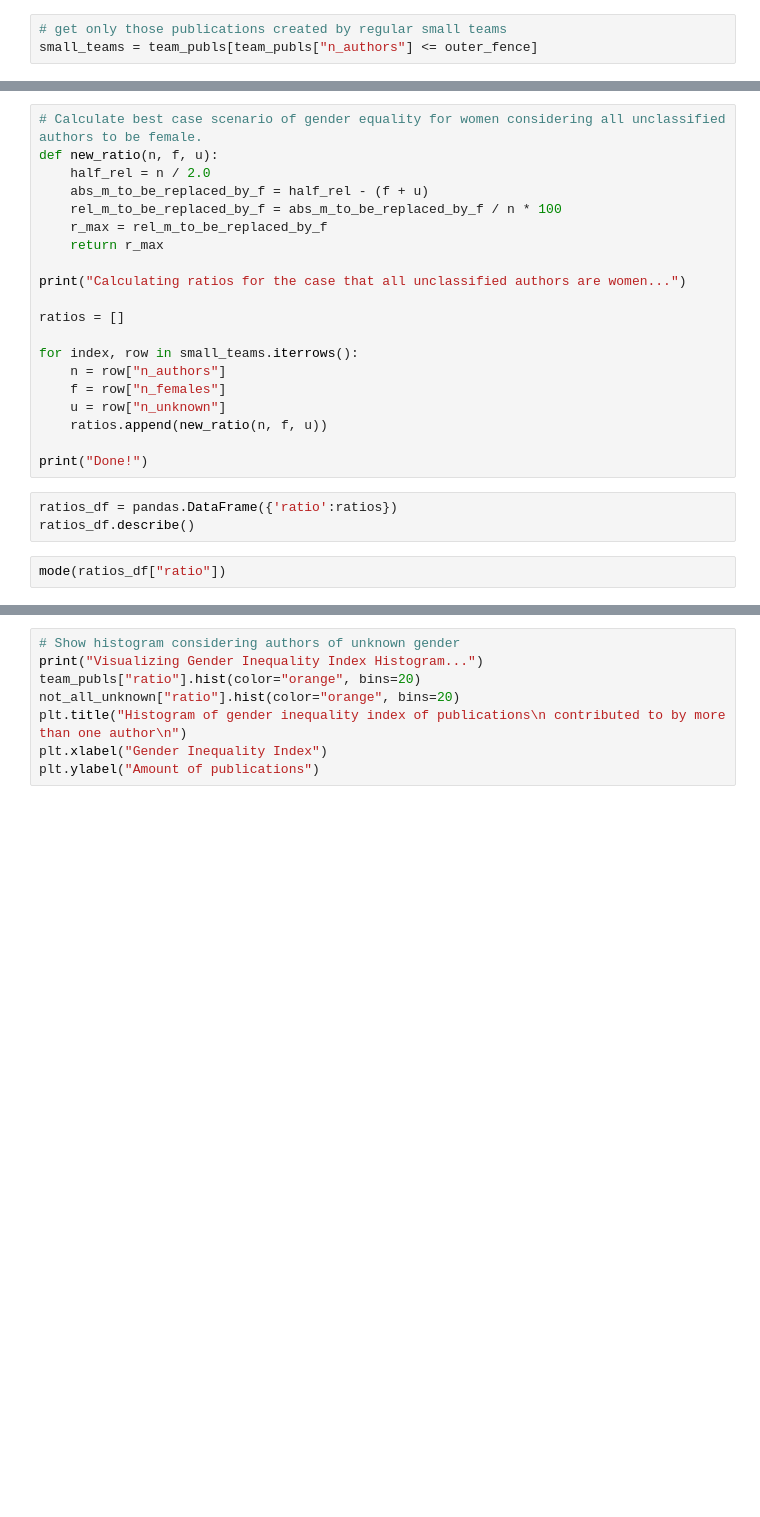
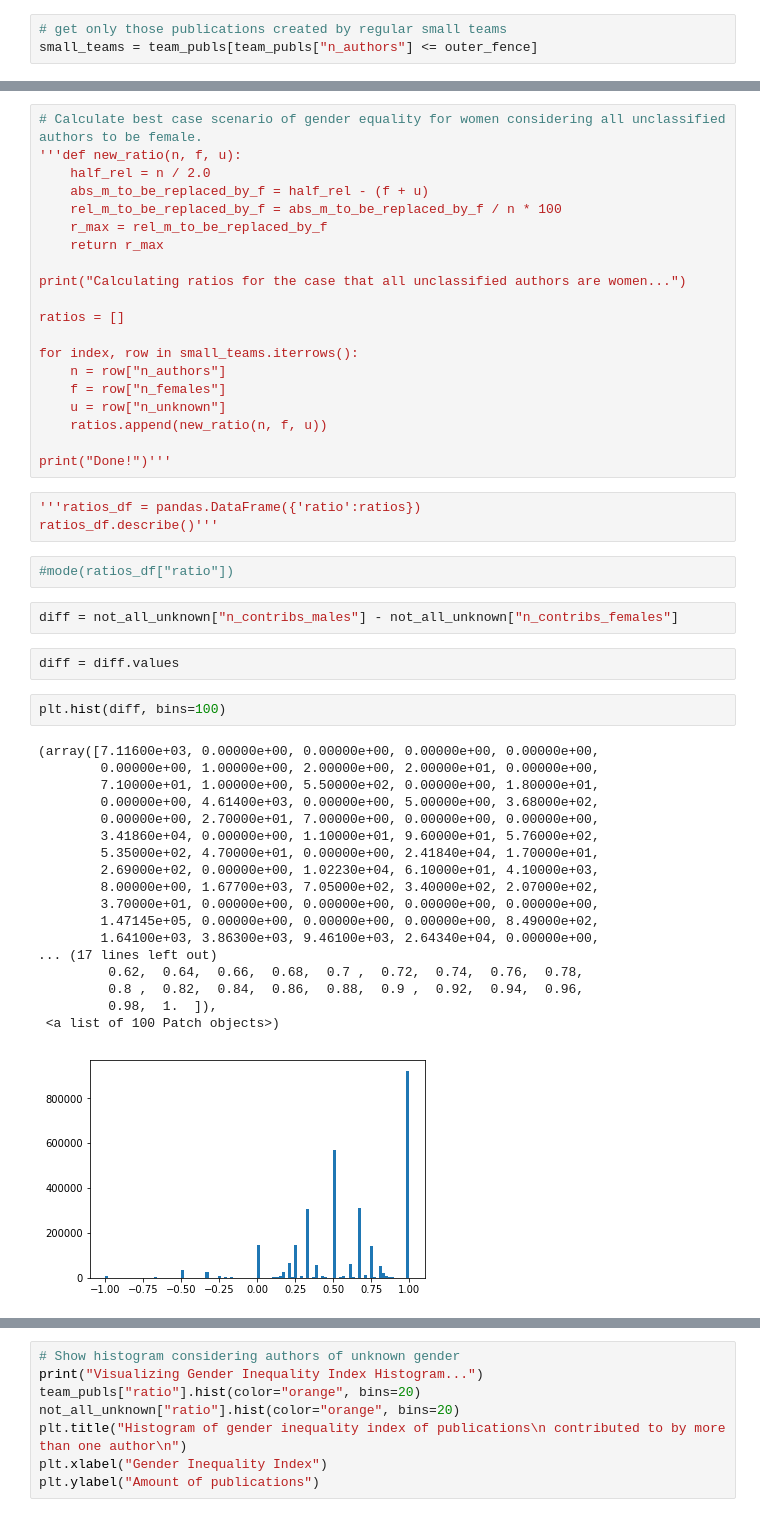
Before and after one commit to LiFaytheGoblin/Gender-Equality-in-CS-Publications, a Jupyter notebook: HypothesisTesting_H4_H5.ipynb, the cells around one changed output, grey strips where cells are left out. Drawn from its saved outputs; the diff is of its cells as text; blank space fills up the shorter version.

```diff
--- a/HypothesisTesting_H4_H5.ipynb
+++ b/HypothesisTesting_H4_H5.ipynb
@@ -70,6 +96,6 @@ print("The mode for those where at least one author could be classified is {}.".
 # %%
 # Calculate best case scenario of gender equality for women considering all unclassified authors to be female.
-def new_ratio(n, f, u):
+'''def new_ratio(n, f, u):
     half_rel = n / 2.0
     abs_m_to_be_replaced_by_f = half_rel - (f + u)
     rel_m_to_be_replaced_by_f = abs_m_to_be_replaced_by_f / n * 100
@@ -86,9 +112,34 @@ for index, row in small_teams.iterrows():
     u = row["n_unknown"]
     ratios.append(new_ratio(n, f, u))
 
-print("Done!")
+print("Done!")'''
 # %%
-ratios_df = pandas.DataFrame({'ratio':ratios})
-ratios_df.describe()
+'''ratios_df = pandas.DataFrame({'ratio':ratios})
+ratios_df.describe()'''
 # %%
-mode(ratios_df["ratio"])
+#mode(ratios_df["ratio"])
+# %%
+diff = not_all_unknown["n_contribs_males"] - not_all_unknown["n_contribs_females"]
+# %%
+diff = diff.values
+# %%
+plt.hist(diff, bins=100)
+# %% [output]
+(array([7.11600e+03, 0.00000e+00, 0.00000e+00, 0.00000e+00, 0.00000e+00,
+        0.00000e+00, 1.00000e+00, 2.00000e+00, 2.00000e+01, 0.00000e+00,
+        7.10000e+01, 1.00000e+00, 5.50000e+02, 0.00000e+00, 1.80000e+01,
+        0.00000e+00, 4.61400e+03, 0.00000e+00, 5.00000e+00, 3.68000e+02,
+        0.00000e+00, 2.70000e+01, 7.00000e+00, 0.00000e+00, 0.00000e+00,
+        3.41860e+04, 0.00000e+00, 1.10000e+01, 9.60000e+01, 5.76000e+02,
+        5.35000e+02, 4.70000e+01, 0.00000e+00, 2.41840e+04, 1.70000e+01,
+        2.69000e+02, 0.00000e+00, 1.02230e+04, 6.10000e+01, 4.10000e+03,
+        8.00000e+00, 1.67700e+03, 7.05000e+02, 3.40000e+02, 2.07000e+02,
+        3.70000e+01, 0.00000e+00, 0.00000e+00, 0.00000e+00, 0.00000e+00,
+        1.47145e+05, 0.00000e+00, 0.00000e+00, 0.00000e+00, 8.49000e+02,
+        1.64100e+03, 3.86300e+03, 9.46100e+03, 2.64340e+04, 0.00000e+00,
+... (17 lines left out)
+         0.62,  0.64,  0.66,  0.68,  0.7 ,  0.72,  0.74,  0.76,  0.78,
+         0.8 ,  0.82,  0.84,  0.86,  0.88,  0.9 ,  0.92,  0.94,  0.96,
+         0.98,  1.  ]),
+ <a list of 100 Patch objects>)
+[figure, added]
```
Also changed, not shown: parts of 8 cells of this notebook.
